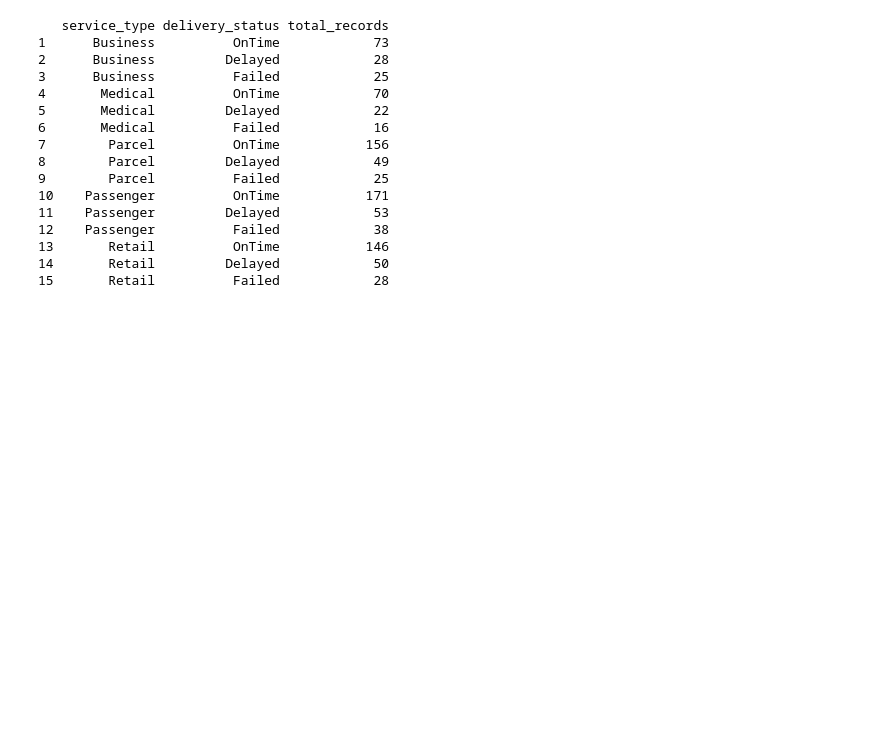
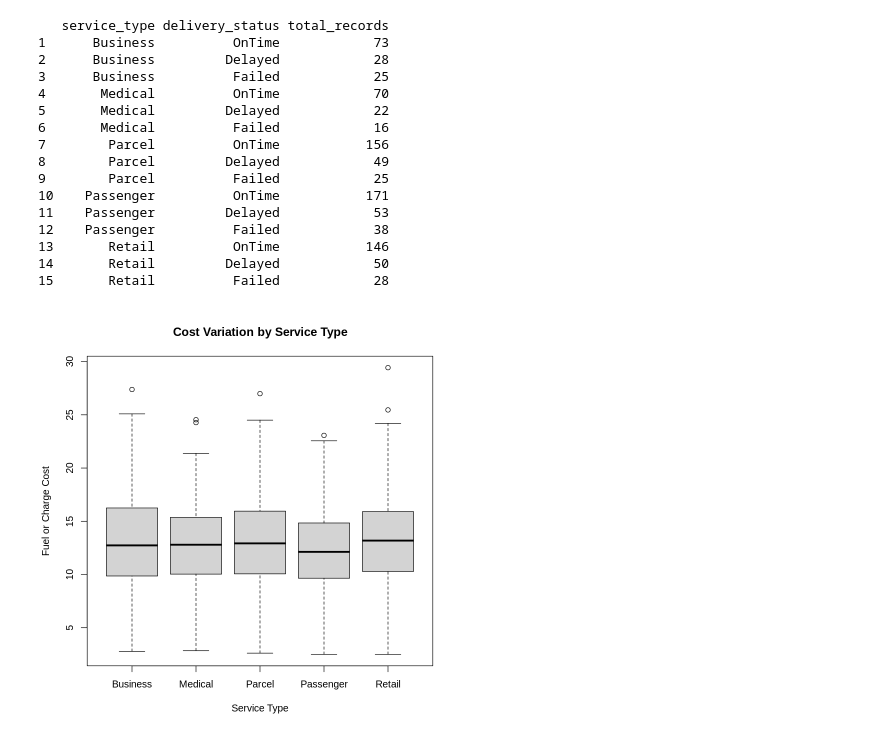
Before and after one commit to ishanaarahman-max/northstar-analytics-project, a Jupyter notebook: 02_R_SQL_Analysis.ipynb, the cells around one changed output. Cells and saved outputs as stored; diff of their text form; code cells hidden in the pictures; blank space fills up the shorter version.

```diff
--- a/02_R_SQL_Analysis.ipynb
+++ b/02_R_SQL_Analysis.ipynb
@@ -183,3 +192,19 @@ print(join_analysis)
 13       Retail          OnTime           146
 14       Retail         Delayed            50
 15       Retail          Failed            28
+# %%
+cost_data <- merge(
+  deliveries,
+  orders[, c("order_id", "service_type")],
+  by = "order_id"
+)
+
+boxplot(
+  fuel_or_charge_cost ~ service_type,
+  data = cost_data,
+  main = "Cost Variation by Service Type",
+  xlab = "Service Type",
+  ylab = "Fuel or Charge Cost"
+)
+# %% [output]
+[figure, added]
```
Also changed, not shown: parts of 2 cells of this notebook.
